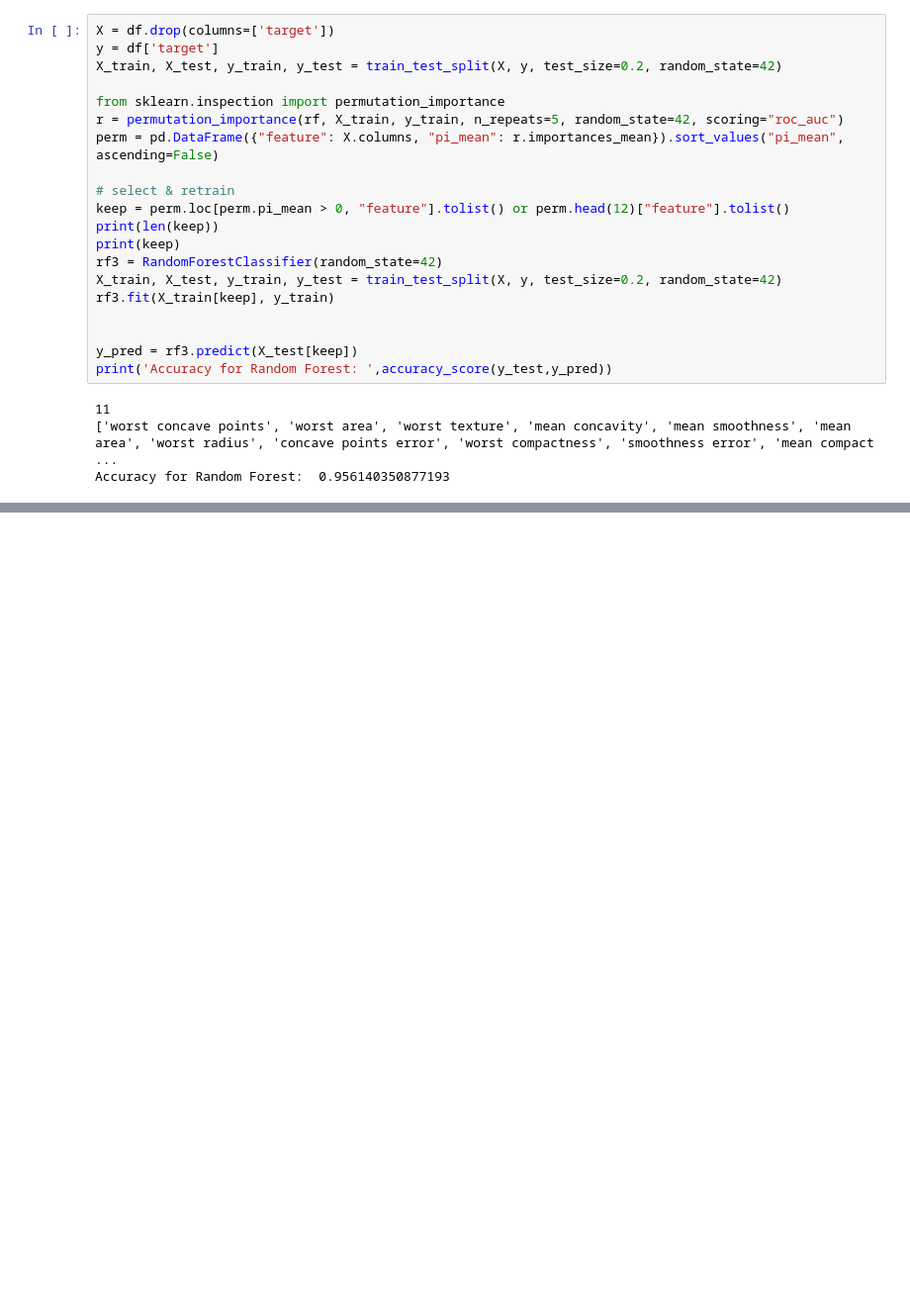
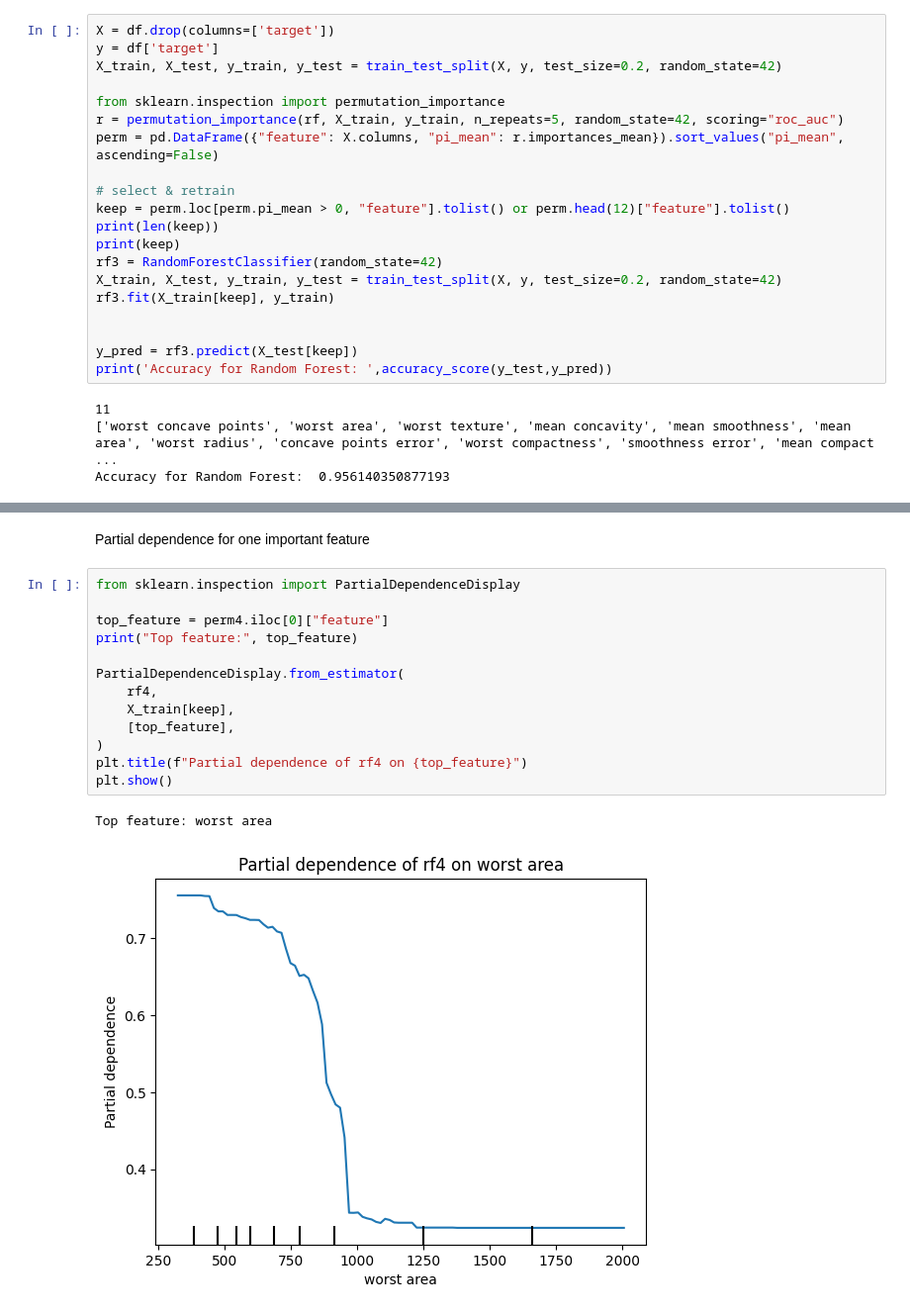
Before and after one commit to tharittapol/breast-cancer-prediction, a Jupyter notebook: notebooks/breast_cancel_prediction_training.ipynb, the cells around one changed output, grey strips where cells are left out. Shown: that part at 99% size. Cells and saved outputs as stored; diff of their text form; blank space fills up the shorter version.

```diff
--- a/notebooks/breast_cancel_prediction_training.ipynb
+++ b/notebooks/breast_cancel_prediction_training.ipynb
@@ -247,0 +349,18 @@ Accuracy for Random Forest:  0.9649122807017544
+# %% [markdown]
+Partial dependence for one important feature
+# %%
+from sklearn.inspection import PartialDependenceDisplay
+
+top_feature = perm4.iloc[0]["feature"]
+print("Top feature:", top_feature)
+
+PartialDependenceDisplay.from_estimator(
+    rf4,
+    X_train[keep],
+    [top_feature],
+)
+plt.title(f"Partial dependence of rf4 on {top_feature}")
+plt.show()
+# %% [output]
+Top feature: worst area
+[figure, added]
```
Also changed, not shown: parts of 16 cells of this notebook, 4 other files.
